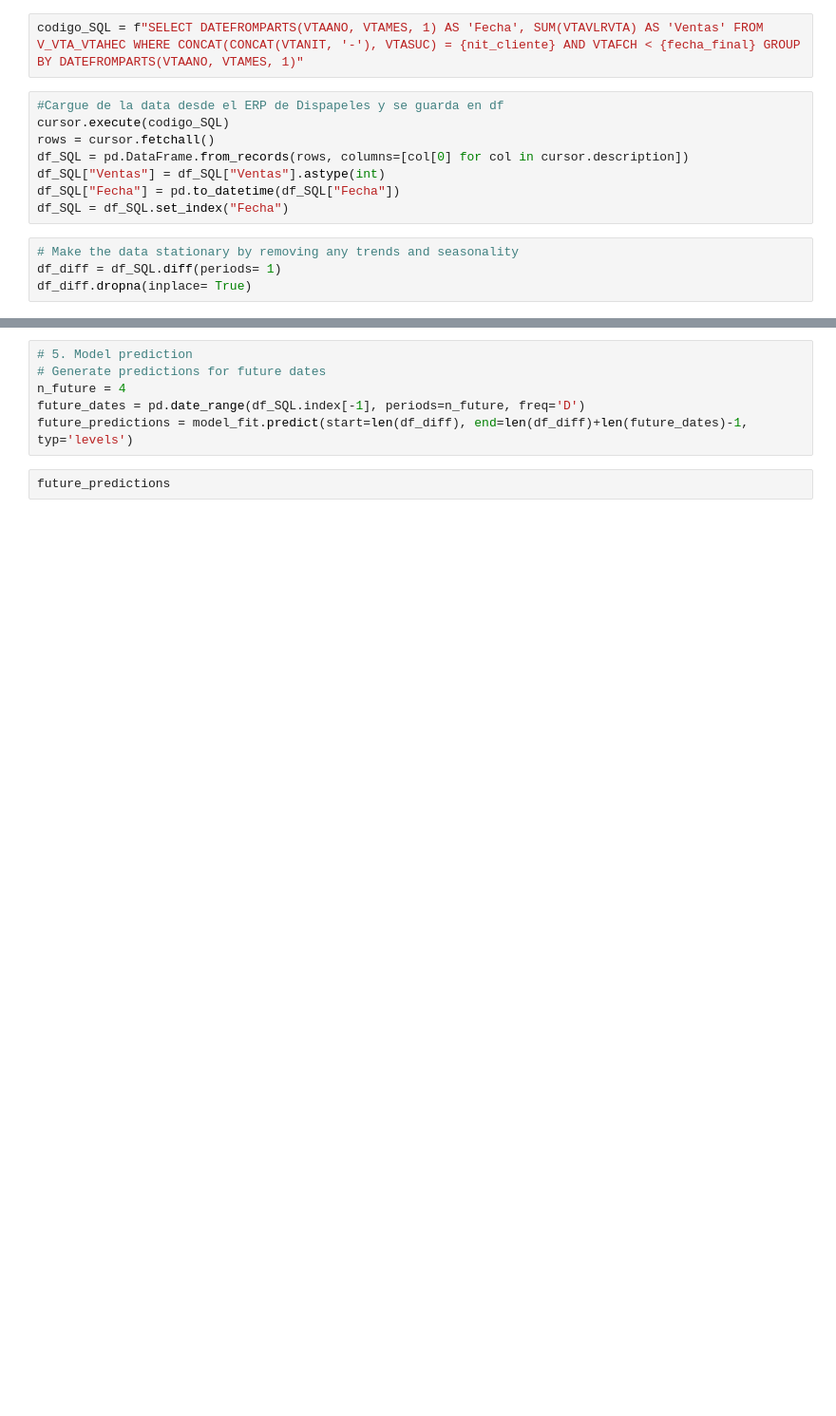
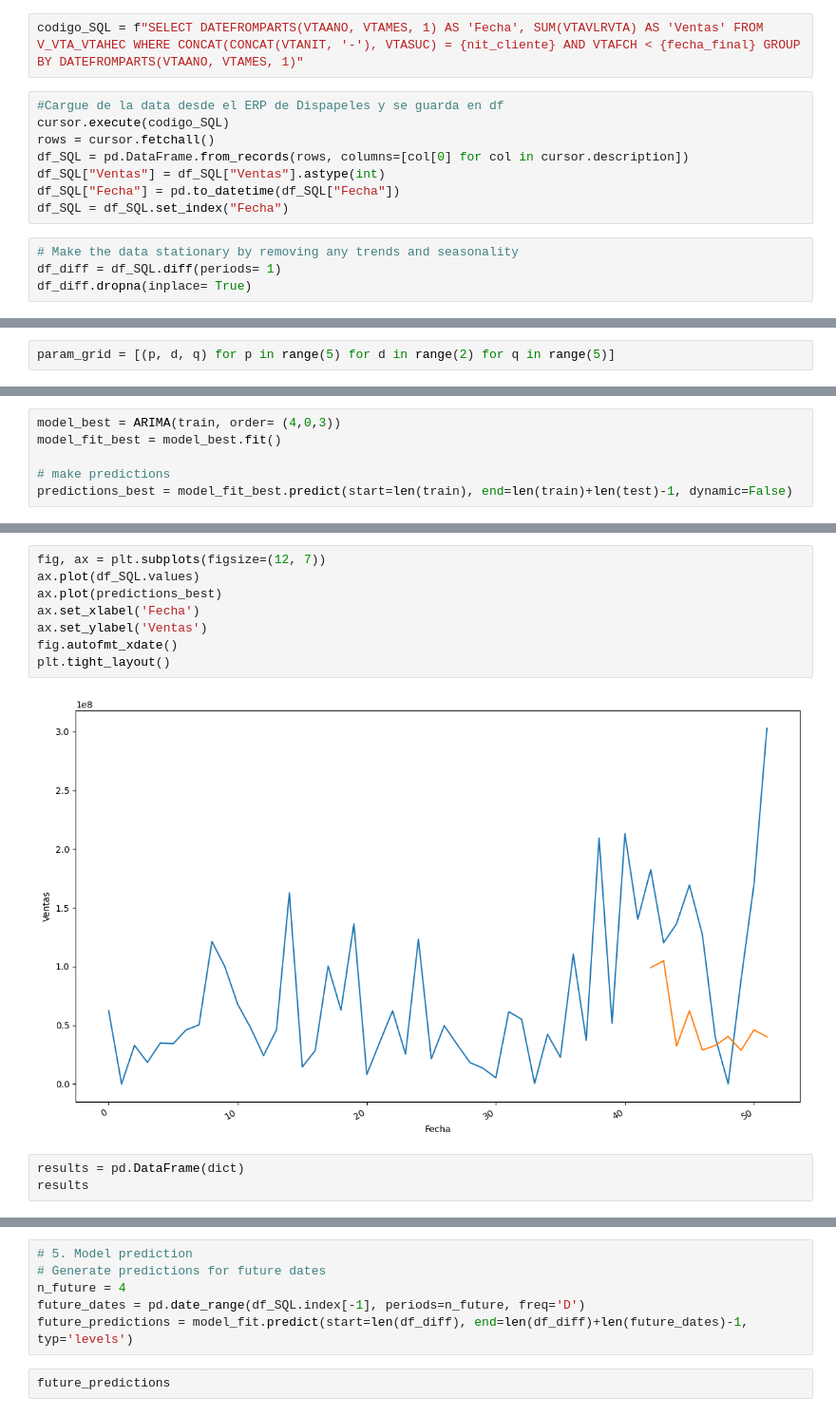
Before and after one commit to TomasCardeLo/ML-Dispapeles-TomasCaLo, a Jupyter notebook: Time series/Time series v2.ipynb, the cells around one changed output, grey strips where cells are left out. Shown at 95% size. Saved outputs shown, nothing was run; the diff lists cells and outputs as text; blank space fills up the shorter version.

Commit message:
ajuste arima v2

```diff
--- a/Time series/Time series v2.ipynb
+++ b/Time series/Time series v2.ipynb
@@ -162,0 +117,2 @@ MAPE:  0.8359837429795997
+# %%
+param_grid = [(p, d, q) for p in range(5) for d in range(2) for q in range(5)]
@@ -162,0 +180,6 @@ MAPE:  0.8359837429795997
+# %%
+model_best = ARIMA(train, order= (4,0,3))
+model_fit_best = model_best.fit()
+
+# make predictions
+predictions_best = model_fit_best.predict(start=len(train), end=len(train)+len(test)-1, dynamic=False)
@@ -162,0 +202,13 @@ MAPE:  0.8359837429795997
+# %%
+fig, ax = plt.subplots(figsize=(12, 7))
+ax.plot(df_SQL.values)
+ax.plot(predictions_best)
+ax.set_xlabel('Fecha')
+ax.set_ylabel('Ventas')
+fig.autofmt_xdate()
+plt.tight_layout()
+# %% [output]
+[figure, added]
+# %%
+results = pd.DataFrame(dict)
+results
```
Also changed, not shown: parts of 23 cells of this notebook, 1 other file.
